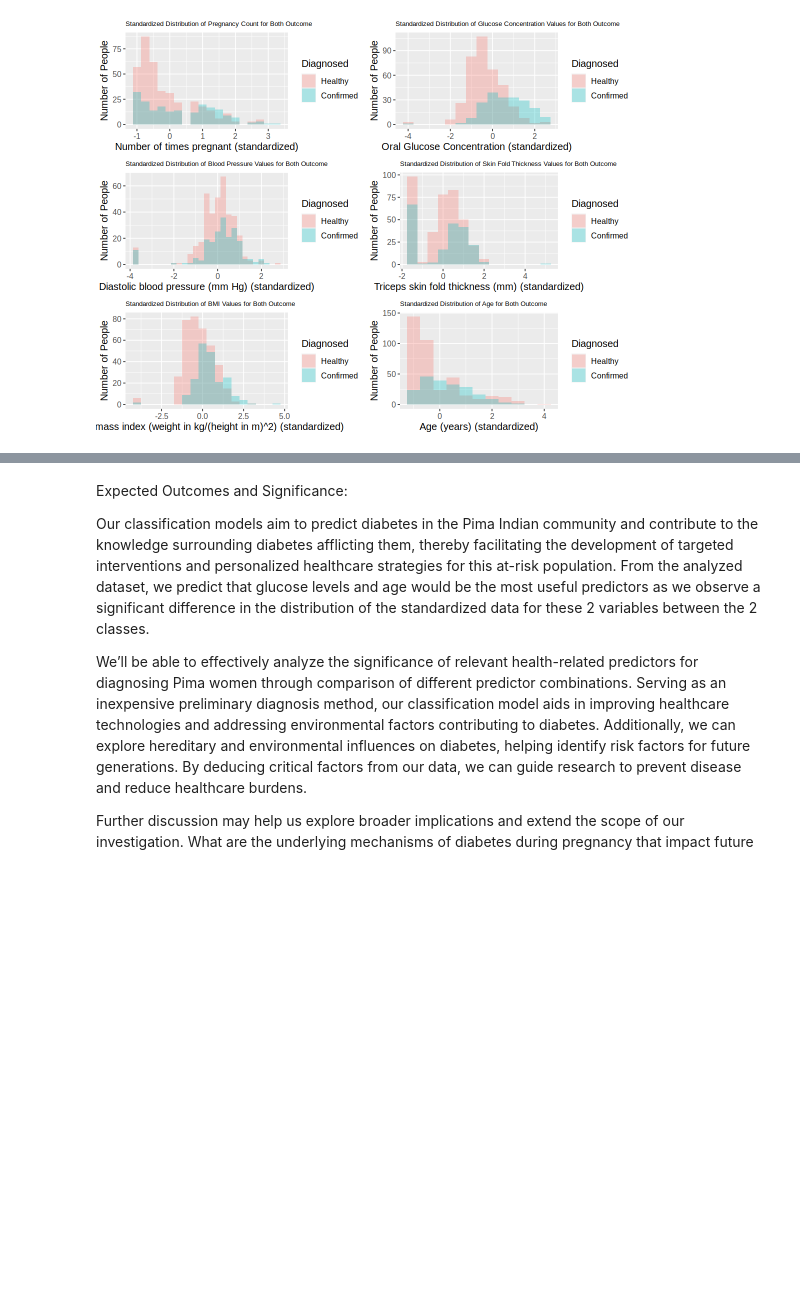
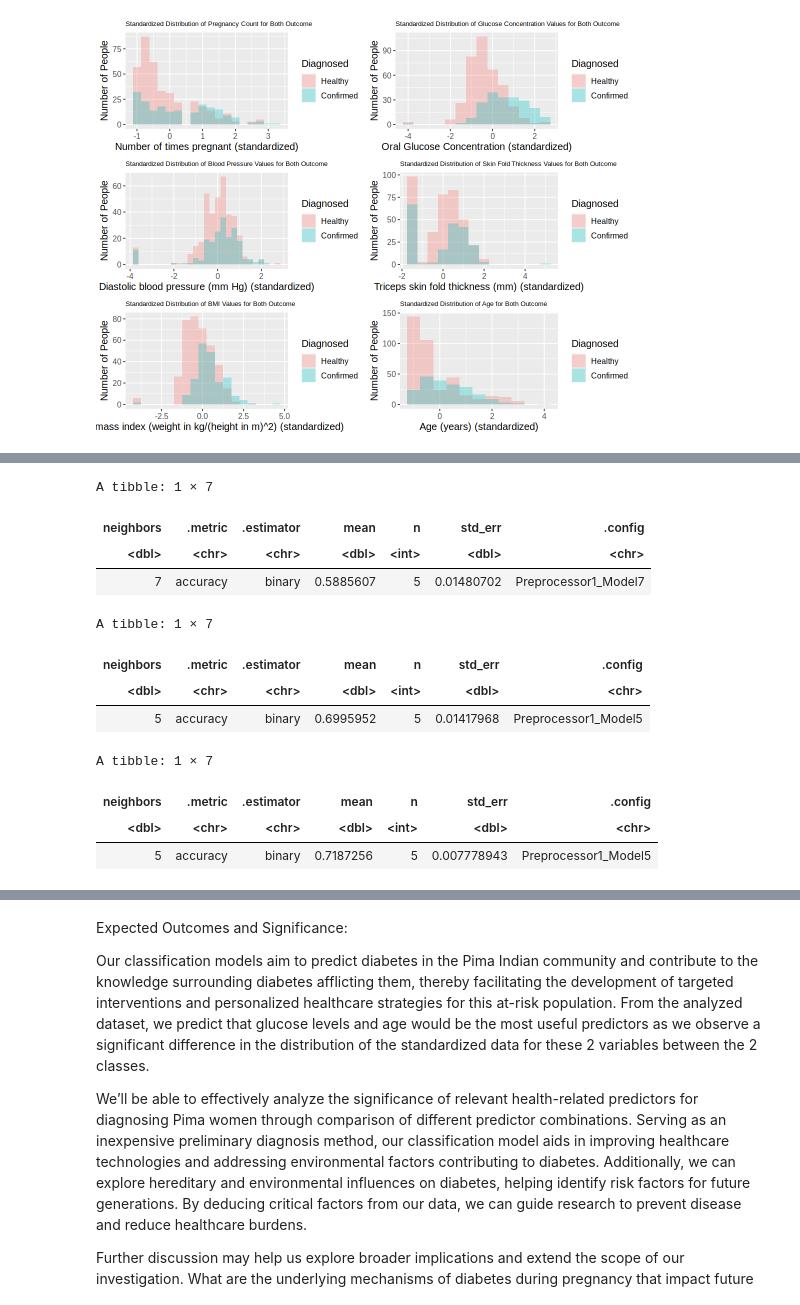
Before and after one commit to Nadav-Seg/dsci-100-2023w1-group-26, a Jupyter notebook: Group 26 - Group Project Proposal.ipynb, the cells around one changed output, grey strips where cells are left out. Saved outputs shown, nothing was run; the diff lists cells and outputs as text; code cells hidden in the pictures; blank space fills up the shorter version.

```diff
--- a/Group 26 - Group Project Proposal.ipynb
+++ b/Group 26 - Group Project Proposal.ipynb
@@ -258,0 +327,64 @@ A tibble: 6 × 7
+# %%
+#Third: Using "blood_pressure", "skin_thickness" as Predictor Variables Selected
+
+diabetes_recipe_bp_st <- recipe(outcome ~ blood_pressure + skin_thickness , diabetes_training) |>
+                    step_scale(all_predictors()) |>
+                    step_center(all_predictors())
+
+diabetes_results_bp_st <- workflow() |>
+                        add_recipe(diabetes_recipe_bp_st) |>
+                        add_model(diabetes_spec) |>
+                        tune_grid(resamples = diabetes_vfold, grid = k_vals)|>
+                        collect_metrics() |>
+                        filter(.metric == "accuracy")
+
+best_result_bp_st <- diabetes_results_bp_st |> slice_max(mean, n = 1)
+
+best_result_bp_st
+
+#Fourth: Using "glucose", "skin_thickness" as Predictor Variables Selected
+
+diabetes_recipe_gl_st <- recipe(outcome ~ glucose + skin_thickness, diabetes_training) |>
+                    step_scale(all_predictors()) |>
+                    step_center(all_predictors())
+
+diabetes_results_gl_st <- workflow() |>
+                        add_recipe(diabetes_recipe_gl_st) |>
+                        add_model(diabetes_spec) |>
+                        tune_grid(resamples = diabetes_vfold, grid = k_vals)|>
+                        collect_metrics() |>
+                        filter(.metric == "accuracy")
+
+best_result_gl_st <- diabetes_results_gl_st |> slice_max(mean, n = 1)
+
+best_result_gl_st
+
+#Fifth: Using "glucose", "blood_pressure" as Predictor Variables Selected
+
+diabetes_recipe_gl_bp <- recipe(outcome ~ glucose + blood_pressure, diabetes_training) |>
+                    step_scale(all_predictors()) |>
+                    step_center(all_predictors())
+
+diabetes_results_gl_bp <- workflow() |>
+                        add_recipe(diabetes_recipe_gl_bp) |>
+                        add_model(diabetes_spec) |>
+                        tune_grid(resamples = diabetes_vfold, grid = k_vals)|>
+                        collect_metrics() |>
+                        filter(.metric == "accuracy")
+
+best_result_gl_bp <- diabetes_results_gl_bp |> slice_max(mean, n = 1)
+
+best_result_gl_bp
+# %% [output]
+A tibble: 1 × 7
+| neighbors | .metric | .estimator | mean | n | std_err | .config |
+| <dbl> | <chr> | <chr> | <dbl> | <int> | <dbl> | <chr> |
+| 7 | accuracy | binary | 0.5885607 | 5 | 0.01480702 | Preprocessor1_Model7 |
+A tibble: 1 × 7
+| neighbors | .metric | .estimator | mean | n | std_err | .config |
+| <dbl> | <chr> | <chr> | <dbl> | <int> | <dbl> | <chr> |
+| 5 | accuracy | binary | 0.6995952 | 5 | 0.01417968 | Preprocessor1_Model5 |
+A tibble: 1 × 7
+| neighbors | .metric | .estimator | mean | n | std_err | .config |
+| <dbl> | <chr> | <chr> | <dbl> | <int> | <dbl> | <chr> |
+| 5 | accuracy | binary | 0.7187256 | 5 | 0.007778943 | Preprocessor1_Model5 |
```
Also changed, not shown: parts of 11 cells of this notebook.
